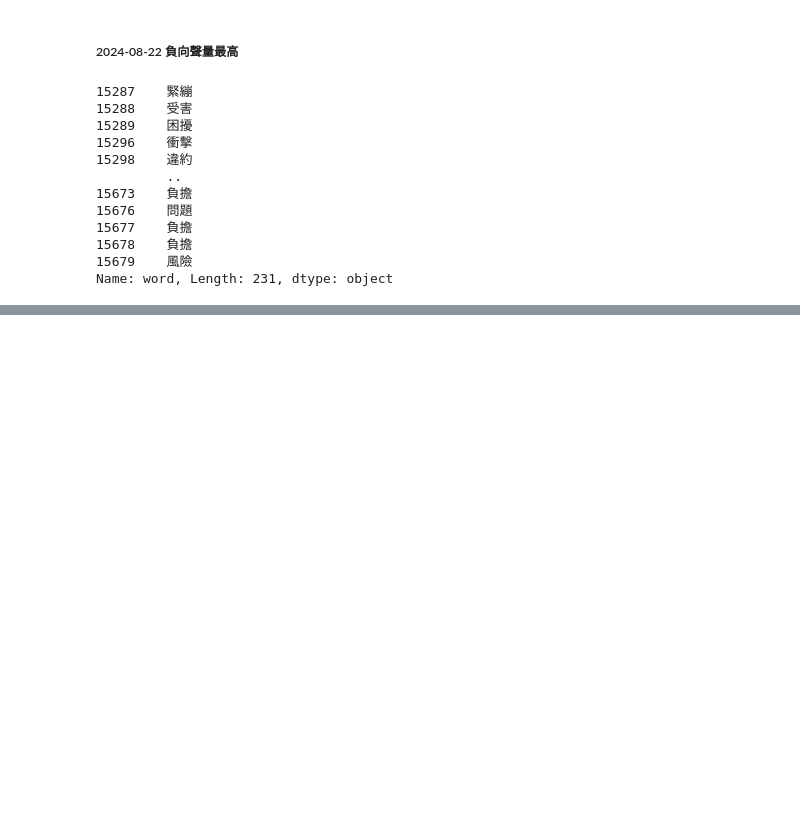
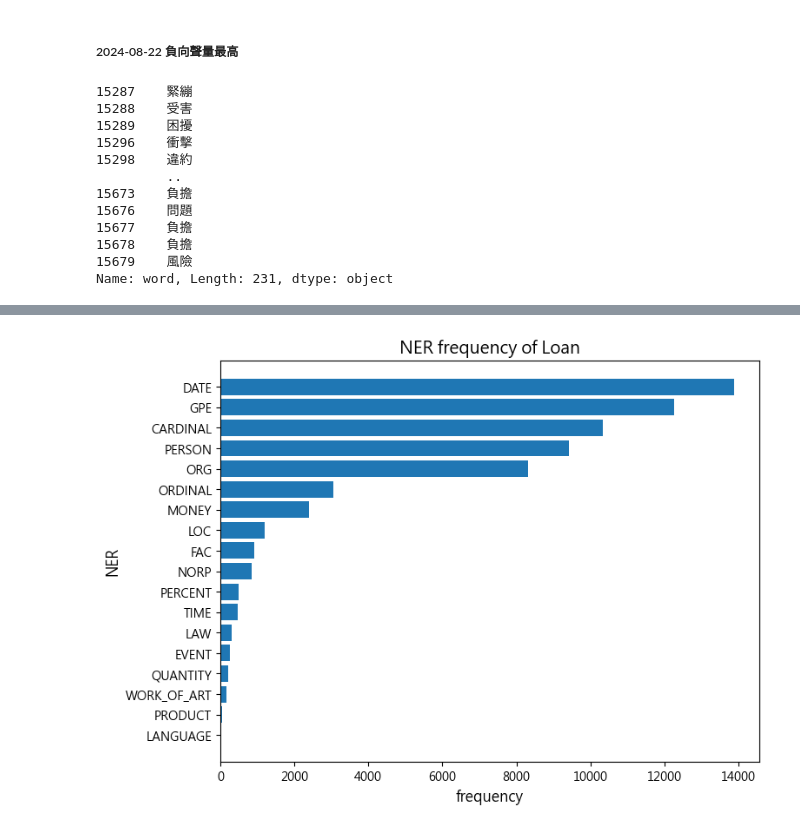
Before and after one commit to hsuan1120/Loan, a Jupyter notebook: loans.ipynb, the cells around one changed output, grey strips where cells are left out. Saved outputs shown, nothing was run; the diff lists cells and outputs as text; code cells hidden in the pictures; blank space fills up the shorter version.

```diff
--- a/loans.ipynb
+++ b/loans.ipynb
@@ -630,0 +824,3 @@ plt.show()
+# %%
+entity_table = pd.read_csv('./raw_data/entity_table.csv')
+entity_table['ner'].unique()
@@ -630,0 +847,3 @@ plt.show()
+# %%
+ner_count = entity_table.groupby(['ner'])['ner'].count().reset_index(name='count').sort_values(['count'], ascending=False)
+ner_count
@@ -630,0 +868,11 @@ plt.show()
+# %%
+fig, ax = plt.subplots(figsize = (8,6))
+
+ax.barh(ner_count['ner'], ner_count['count'])
+ax.invert_yaxis()
+ax.set_title('NER frequency of Loan',fontsize = 14)
+ax.set_ylabel('NER', fontsize = 12)
+ax.set_xlabel('frequency', fontsize = 12)
+fig.show()
+# %% [output]
+[figure, added]
```
Also changed, not shown: parts of 28 cells of this notebook.
